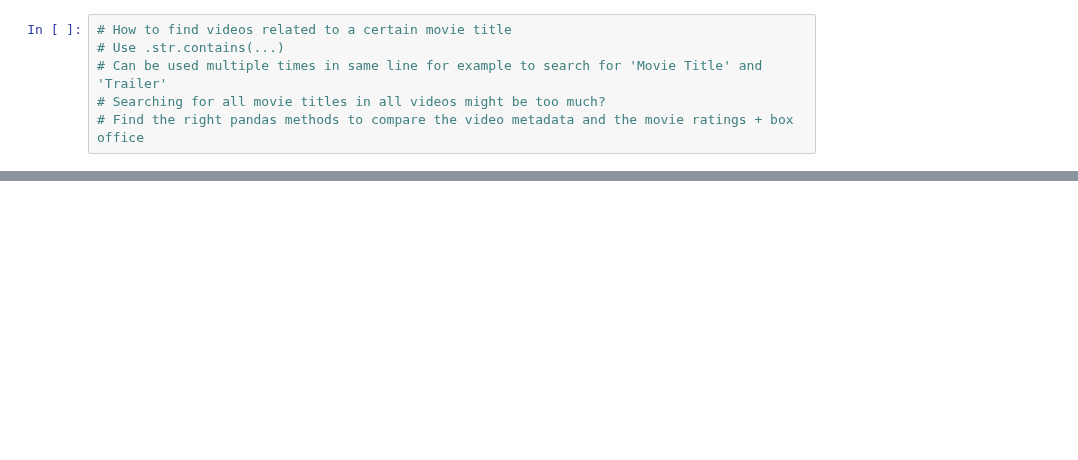
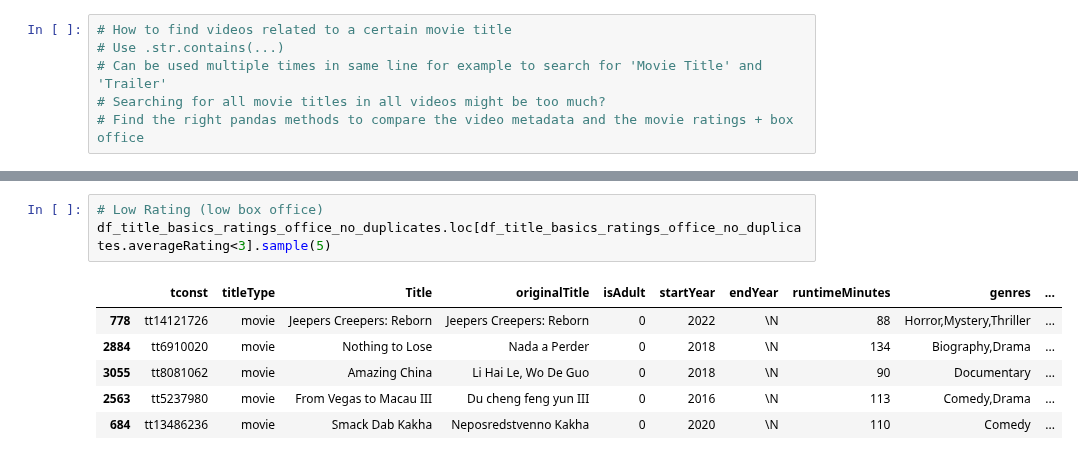
Before and after one commit to epfl-ada/ada-2024-project-tropicaltoucansinsight, a Jupyter notebook: test Notebooks/Loading_Data_Parquet.ipynb, the cells around one changed output, grey strips where cells are left out. Saved outputs shown, nothing was run; the diff lists cells and outputs as text; blank space fills up the shorter version.

```diff
--- a/test Notebooks/Loading_Data_Parquet.ipynb
+++ b/test Notebooks/Loading_Data_Parquet.ipynb
@@ -539,0 +548,10 @@ The Pearson correlation coefficient is 0.2292269493701698, with p-value 1.302345
+# %%
+# Low Rating (low box office)
+df_title_basics_ratings_office_no_duplicates.loc[df_title_basics_ratings_office_no_duplicates.averageRating<3].sample(5)
+# %% [output]
+|  | tconst | titleType | Title | originalTitle | isAdult | startYear | endYear | runtimeMinutes | genres | ... |
+| 778 | tt14121726 | movie | Jeepers Creepers: Reborn | Jeepers Creepers: Reborn | 0 | 2022 | \N | 88 | Horror,Mystery,Thriller | ... |
+| 2884 | tt6910020 | movie | Nothing to Lose | Nada a Perder | 0 | 2018 | \N | 134 | Biography,Drama | ... |
+| 3055 | tt8081062 | movie | Amazing China | Li Hai Le, Wo De Guo | 0 | 2018 | \N | 90 | Documentary | ... |
+| 2563 | tt5237980 | movie | From Vegas to Macau III | Du cheng feng yun III | 0 | 2016 | \N | 113 | Comedy,Drama | ... |
+| 684 | tt13486236 | movie | Smack Dab Kakha | Neposredstvenno Kakha | 0 | 2020 | \N | 110 | Comedy | ... |
```
Also changed, not shown: parts of 6 cells of this notebook, 1 other file.
